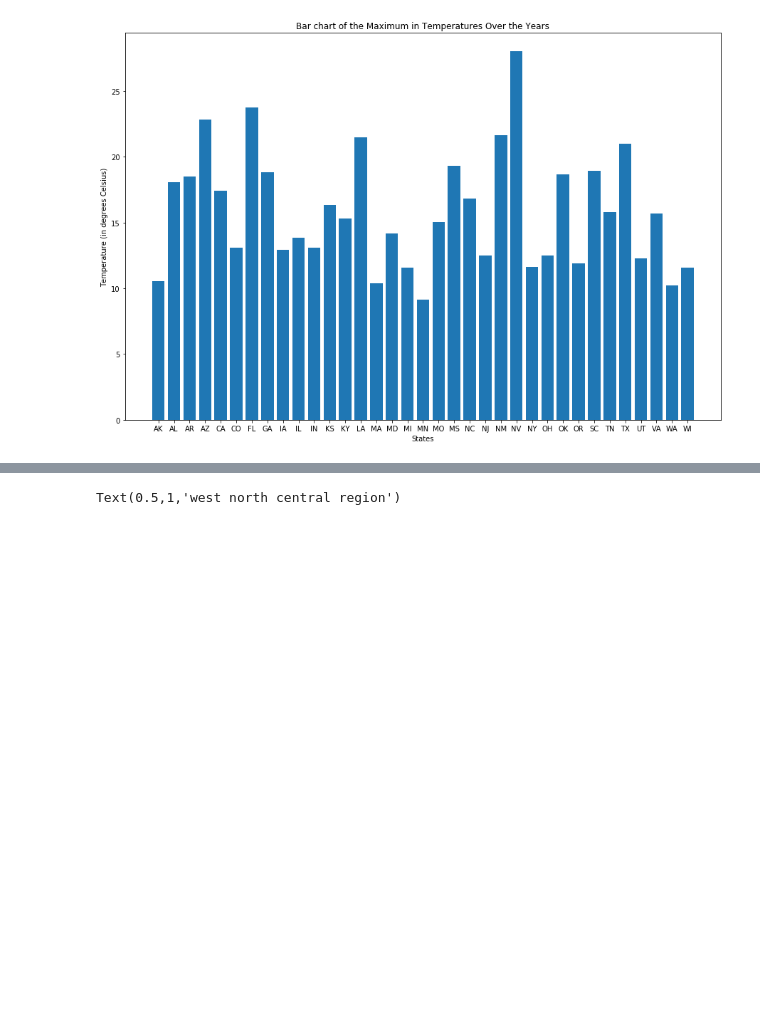
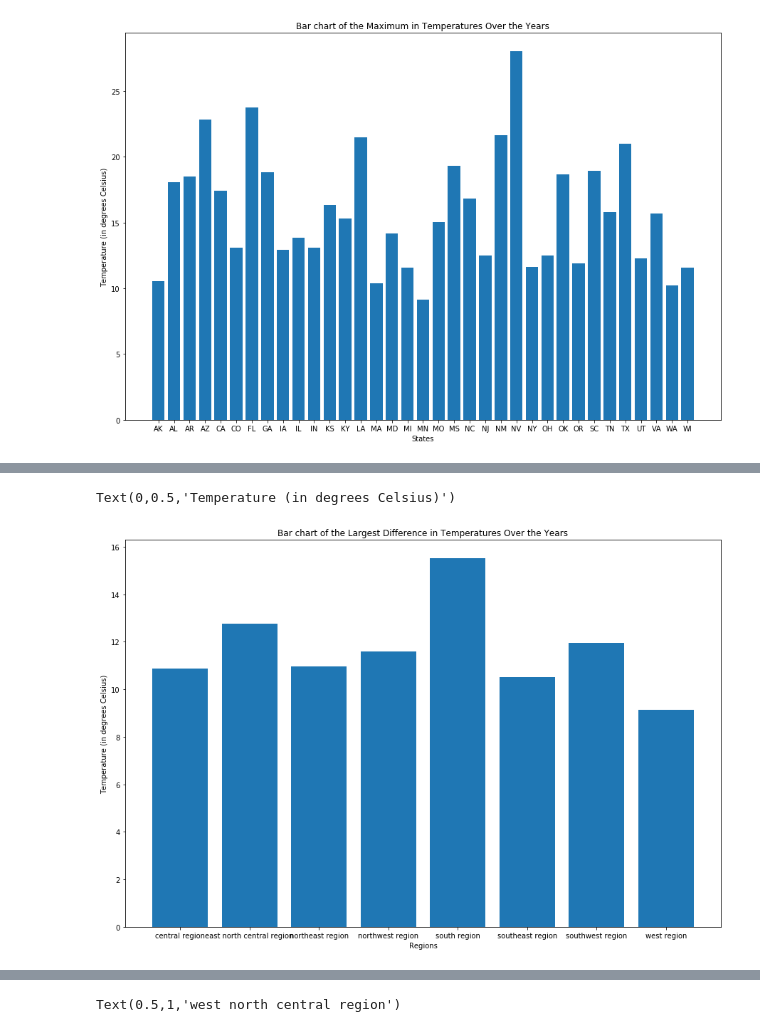
Before and after one commit to karahahn/Springboard_Capstone1, a Jupyter notebook: Data Storytelling.ipynb, the cells around one changed output, grey strips where cells are left out. Saved outputs shown, nothing was run; the diff lists cells and outputs as text; code cells hidden in the pictures; blank space fills up the shorter version.

```diff
--- a/Data Storytelling.ipynb
+++ b/Data Storytelling.ipynb
@@ -112,0 +113,5 @@ None (46185, 21)
+# %%
+# Extract month number for each row
+temp_county_seasons = temp_county.copy()
+temp_county_seasons['month'] = [date[5:7]
+ for date in temp_county.loc[:,'dt']]
@@ -112,0 +137,10 @@ None (46185, 21)
+# %%
+# Assign seasons to each date
+temp_county_seasons['month'] = temp_county_seasons['month'].astype(str).astype(int)
+season_map = {12: 'Winter', 1: 'Winter', 2: 'Winter',
+              3: 'Spring', 4: 'Spring', 5: 'Spring',
+              6: 'Summer', 7: 'Summer', 8: 'Summer',
+              9: 'Fall', 10: 'Fall', 11: 'Fall'}
+def mapper(month):
+    return season_map[month]
+temp_county_seasons['season'] = temp_county_seasons['month'].apply(mapper)
@@ -167,0 +250,6 @@ Text(0,0.5,'Temperature (in degrees Celsius)')
+# %%
+region_year_temperature = temp_county_region.groupby(['region','year']).mean()['AverageTemperature'].unstack()
+region_year_temperature['min'] = region_year_temperature.min(axis=1)
+region_year_temperature['max'] = region_year_temperature.max(axis=1)
+region_year_temperature['difference'] = region_year_temperature['max'] - region_year_temperature['min']
+region_year_temperature
@@ -167,0 +268,12 @@ Text(0,0.5,'Temperature (in degrees Celsius)')
+# %%
+#Bar chart of the largest temperature difference
+fig, ax = plt.subplots(0, 0, figsize=(15,10))
+region_year_temperature_graph = region_year_temperature.reset_index()
+region_year_temperature_graph = region_year_temperature_graph[['region','min','max','difference']]
+plt.bar(region_year_temperature_graph['region'], region_year_temperature_graph['difference'])
+plt.title('Bar chart of the Largest Difference in Temperatures Over the Years')
+plt.xlabel('Regions')
+plt.ylabel('Temperature (in degrees Celsius)')
+# %% [output]
+Text(0,0.5,'Temperature (in degrees Celsius)')
+[figure, added]
```
Also changed, not shown: parts of 27 cells of this notebook.
